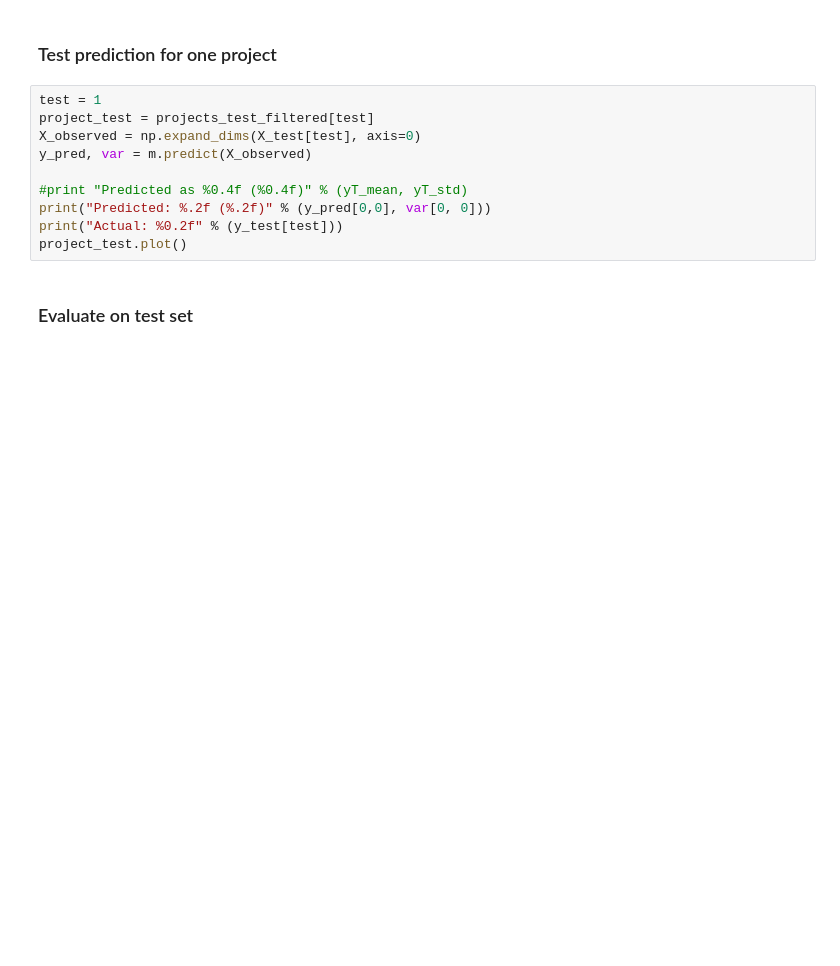
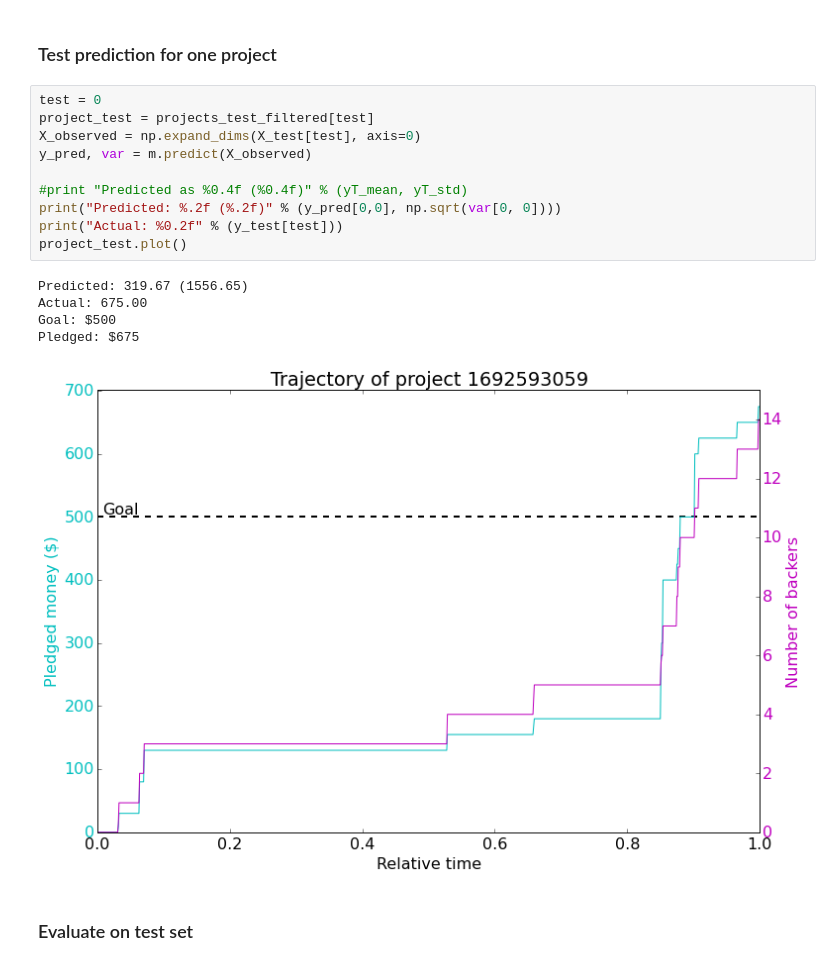
Before and after one commit to vicow/gaussian-process, a Jupyter notebook: notebooks/sidekick-8-non-normalized-output-as-input.ipynb, the cells around one changed output. Saved outputs shown, nothing was run; the diff lists cells and outputs as text; blank space fills up the shorter version.

```diff
--- a/notebooks/sidekick-8-non-normalized-output-as-input.ipynb
+++ b/notebooks/sidekick-8-non-normalized-output-as-input.ipynb
@@ -233,15 +274,21 @@ if n_samples == 2:
 # %% [markdown]
 ### Test prediction for one project
 # %%
-test = 1
+test = 0
 project_test = projects_test_filtered[test]
 X_observed = np.expand_dims(X_test[test], axis=0)
 y_pred, var = m.predict(X_observed)
 
 #print "Predicted as %0.4f (%0.4f)" % (yT_mean, yT_std)
-print("Predicted: %.2f (%.2f)" % (y_pred[0,0], var[0, 0]))
+print("Predicted: %.2f (%.2f)" % (y_pred[0,0], np.sqrt(var[0, 0])))
 print("Actual: %0.2f" % (y_test[test]))
 project_test.plot()
+# %% [output]
+Predicted: 319.67 (1556.65)
+Actual: 675.00
+Goal: $500
+Pledged: $675
+[figure, added]
 # %% [markdown]
 ### Evaluate on test set
 # %%
```
Also changed, not shown: parts of 5 cells of this notebook.
